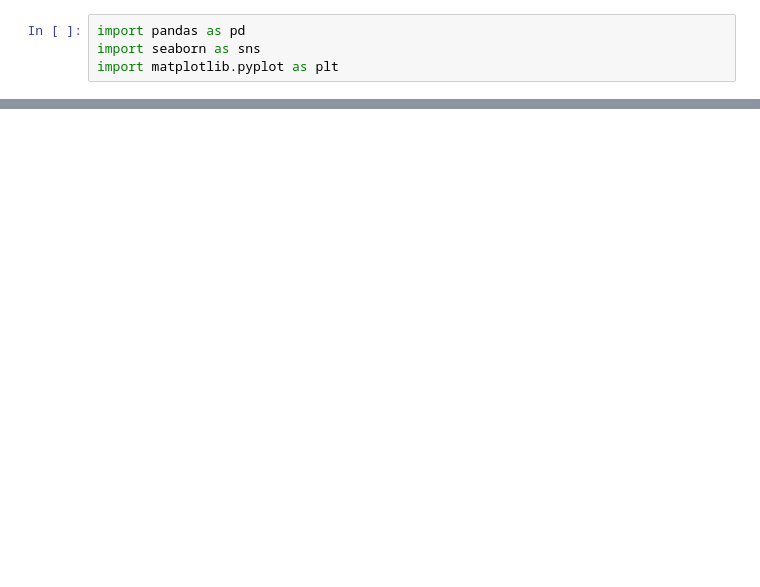
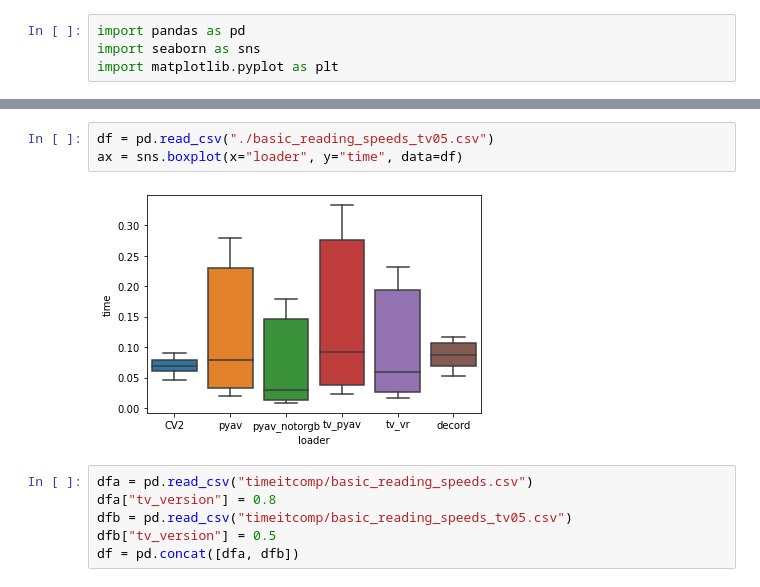
Before and after one commit to bjuncek/video_reader_benchmark, a Jupyter notebook: timeitcomp/Graph Results.ipynb, the cells around one changed output, grey strips where cells are left out. Cells and saved outputs as stored; diff of their text form; blank space fills up the shorter version.

```diff
--- a/timeitcomp/Graph Results.ipynb
+++ b/timeitcomp/Graph Results.ipynb
@@ -9,0 +10,11 @@ ax = sns.boxplot(x="loader", y="time", data=df)
+# %%
+df = pd.read_csv("./basic_reading_speeds_tv05.csv")
+ax = sns.boxplot(x="loader", y="time", data=df)
+# %% [output]
+[figure, added]
+# %%
+dfa = pd.read_csv("timeitcomp/basic_reading_speeds.csv")
+dfa["tv_version"] = 0.8
+dfb = pd.read_csv("timeitcomp/basic_reading_speeds_tv05.csv")
+dfb["tv_version"] = 0.5
+df = pd.concat([dfa, dfb])
```
Also changed, not shown: parts of 5 cells of this notebook, 1 other file.
